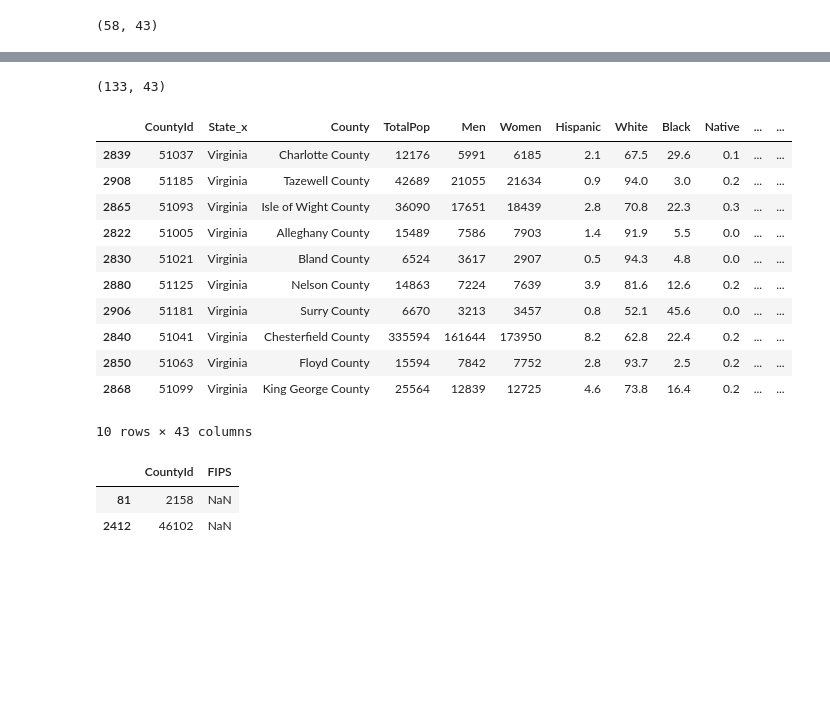
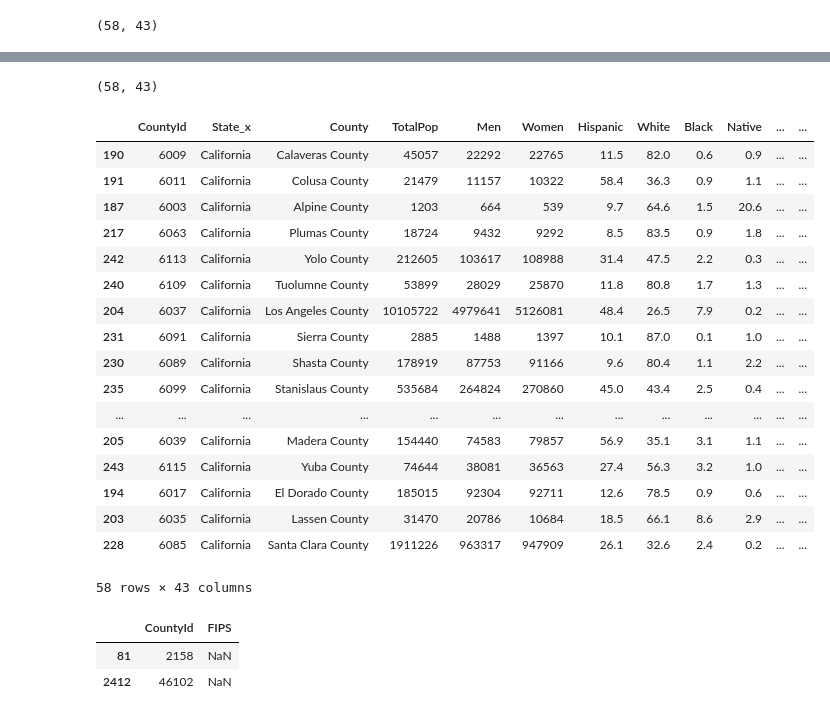
Before and after one commit to vharkar/305-virginia-census-data, a Jupyter notebook: assets/pandas_eda.ipynb, the cells around one changed output, grey strips where cells are left out. Drawn from its saved outputs; the diff is of its cells as text; code cells hidden in the pictures; blank space fills up the shorter version.

```diff
--- a/assets/pandas_eda.ipynb
+++ b/assets/pandas_eda.ipynb
@@ -144,5 +178,6 @@ xx.sample(20)
 # %%
-usofa=pd.merge(df, usda, left_on='CountyId', right_on='FIPS', how='left')
-print(usofa.shape)
-print(usda.shape)
+va = df.loc[df['State']=='California']
+va2=pd.merge(va, usda, left_on='CountyId', right_on='FIPS', how='left')
+print(va.shape)
+print(va2.shape)
 # %% [output]
@@ -190,25 +227,31 @@ state.sample(10)
 10 rows × 43 columns
 # %%
-state = usofa.loc[usofa['State_y']=='VA']
+state = usofa.loc[usofa['State_y']=='CA']
 
 print(state.shape)
 # %% [output]
-(133, 43)
+(58, 43)
 # %%
-state.sample(10)
+state.sample(58)
 # %% [output]
 |  | CountyId | State_x | County | TotalPop | Men | Women | Hispanic | White | Black | Native | ... | ... |
-| 2839 | 51037 | Virginia | Charlotte County | 12176 | 5991 | 6185 | 2.1 | 67.5 | 29.6 | 0.1 | ... | ... |
-| 2908 | 51185 | Virginia | Tazewell County | 42689 | 21055 | 21634 | 0.9 | 94.0 | 3.0 | 0.2 | ... | ... |
-| 2865 | 51093 | Virginia | Isle of Wight County | 36090 | 17651 | 18439 | 2.8 | 70.8 | 22.3 | 0.3 | ... | ... |
-| 2822 | 51005 | Virginia | Alleghany County | 15489 | 7586 | 7903 | 1.4 | 91.9 | 5.5 | 0.0 | ... | ... |
-| 2830 | 51021 | Virginia | Bland County | 6524 | 3617 | 2907 | 0.5 | 94.3 | 4.8 | 0.0 | ... | ... |
-| 2880 | 51125 | Virginia | Nelson County | 14863 | 7224 | 7639 | 3.9 | 81.6 | 12.6 | 0.2 | ... | ... |
-| 2906 | 51181 | Virginia | Surry County | 6670 | 3213 | 3457 | 0.8 | 52.1 | 45.6 | 0.0 | ... | ... |
-| 2840 | 51041 | Virginia | Chesterfield County | 335594 | 161644 | 173950 | 8.2 | 62.8 | 22.4 | 0.2 | ... | ... |
-| 2850 | 51063 | Virginia | Floyd County | 15594 | 7842 | 7752 | 2.8 | 93.7 | 2.5 | 0.2 | ... | ... |
-| 2868 | 51099 | Virginia | King George County | 25564 | 12839 | 12725 | 4.6 | 73.8 | 16.4 | 0.2 | ... | ... |
+| 190 | 6009 | California | Calaveras County | 45057 | 22292 | 22765 | 11.5 | 82.0 | 0.6 | 0.9 | ... | ... |
+| 191 | 6011 | California | Colusa County | 21479 | 11157 | 10322 | 58.4 | 36.3 | 0.9 | 1.1 | ... | ... |
+| 187 | 6003 | California | Alpine County | 1203 | 664 | 539 | 9.7 | 64.6 | 1.5 | 20.6 | ... | ... |
+| 217 | 6063 | California | Plumas County | 18724 | 9432 | 9292 | 8.5 | 83.5 | 0.9 | 1.8 | ... | ... |
+| 242 | 6113 | California | Yolo County | 212605 | 103617 | 108988 | 31.4 | 47.5 | 2.2 | 0.3 | ... | ... |
+| 240 | 6109 | California | Tuolumne County | 53899 | 28029 | 25870 | 11.8 | 80.8 | 1.7 | 1.3 | ... | ... |
+| 204 | 6037 | California | Los Angeles County | 10105722 | 4979641 | 5126081 | 48.4 | 26.5 | 7.9 | 0.2 | ... | ... |
+| 231 | 6091 | California | Sierra County | 2885 | 1488 | 1397 | 10.1 | 87.0 | 0.1 | 1.0 | ... | ... |
+| 230 | 6089 | California | Shasta County | 178919 | 87753 | 91166 | 9.6 | 80.4 | 1.1 | 2.2 | ... | ... |
+| 235 | 6099 | California | Stanislaus County | 535684 | 264824 | 270860 | 45.0 | 43.4 | 2.5 | 0.4 | ... | ... |
+| ... | ... | ... | ... | ... | ... | ... | ... | ... | ... | ... | ... | ... |
+| 205 | 6039 | California | Madera County | 154440 | 74583 | 79857 | 56.9 | 35.1 | 3.1 | 1.1 | ... | ... |
+| 243 | 6115 | California | Yuba County | 74644 | 38081 | 36563 | 27.4 | 56.3 | 3.2 | 1.0 | ... | ... |
+| 194 | 6017 | California | El Dorado County | 185015 | 92304 | 92711 | 12.6 | 78.5 | 0.9 | 0.6 | ... | ... |
+| 203 | 6035 | California | Lassen County | 31470 | 20786 | 10684 | 18.5 | 66.1 | 8.6 | 2.9 | ... | ... |
+| 228 | 6085 | California | Santa Clara County | 1911226 | 963317 | 947909 | 26.1 | 32.6 | 2.4 | 0.2 | ... | ... |
-10 rows × 43 columns
+58 rows × 43 columns
 # %%
 usofa.loc[usofa['FIPS'].isna()][['CountyId','FIPS']]
 # %% [output]
```
Also changed, not shown: parts of 18 cells of this notebook, 1 other file.
